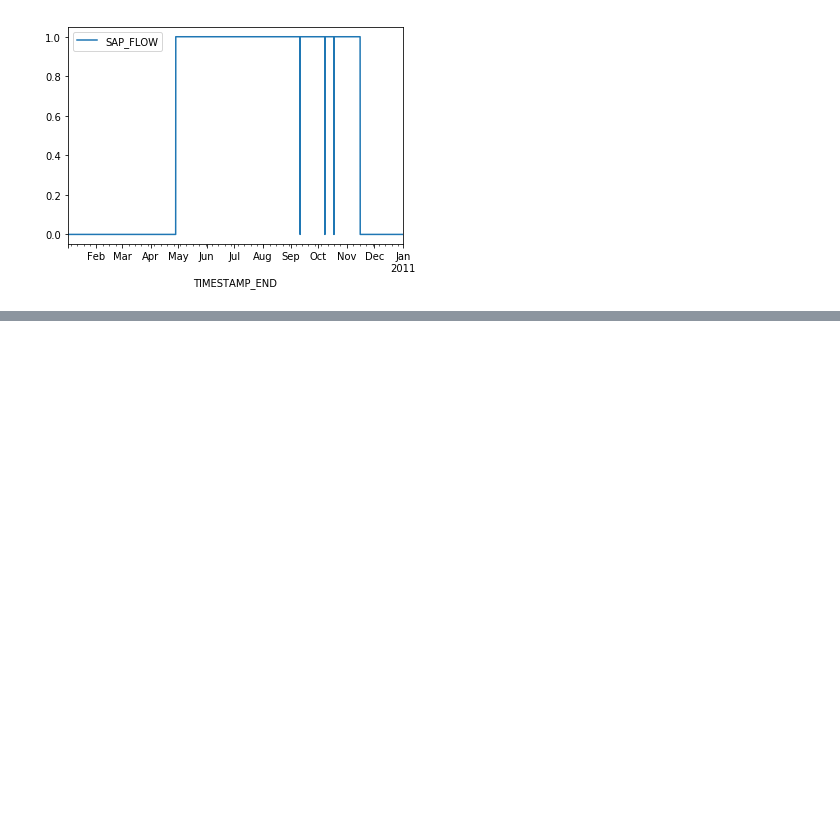
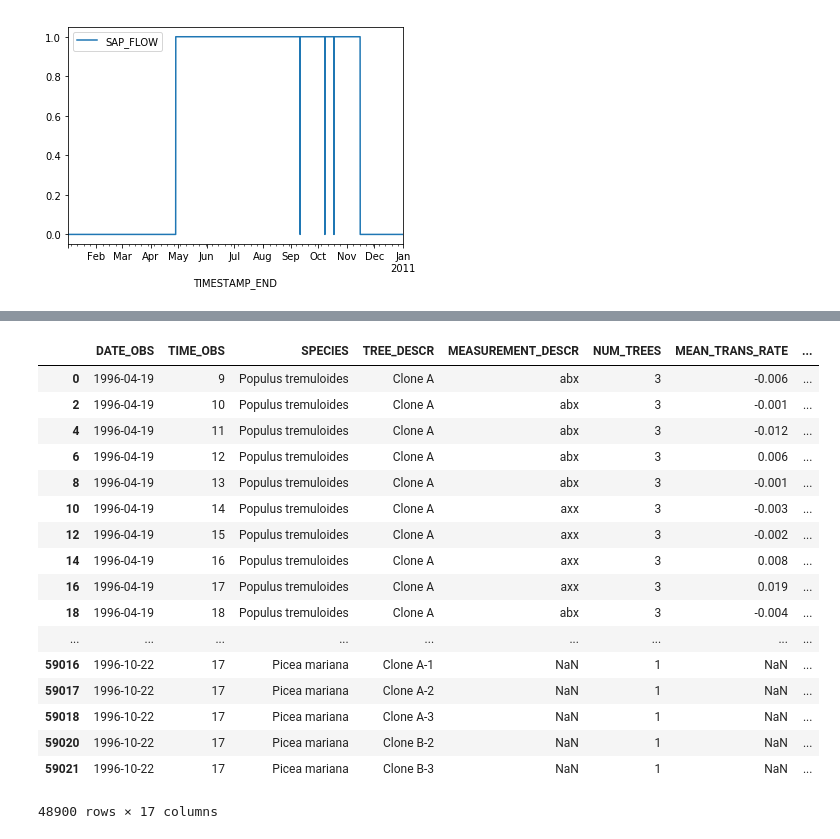
Before and after one commit to darrens34/Vegeta, a Jupyter notebook: Darren/recherches/nan/Untitled.ipynb, the cells around one changed output, grey strips where cells are left out. Drawn from its saved outputs; the diff is of its cells as text; code cells hidden in the pictures; blank space fills up the shorter version.

Commit message:
Added Boreas data without NAN

```diff
--- a/Darren/recherches/nan/Untitled.ipynb
+++ b/Darren/recherches/nan/Untitled.ipynb
@@ -128,0 +138,20 @@ df = df[df.month == 9].append(df[df.month == 10])
+# %%
+def get_SAP(x):
+    trees, rate, mean = x
+    if trees > 1:
+        return mean
+    else:
+        return rate
+
+df = pd.read_csv('../../../data/data_brut/Boreas_1996.csv', sep='\t', dtype={'MEASUREMENT_DESCR' : str, 'TIME_OBS' : str}, parse_dates=[2])
+df.TIME_OBS = df.TIME_OBS.apply(lambda x : int(x[0]) if len(x) == 3 else int(x[0:2]))
+df.drop(['SITE_NAME','SUB_SITE', 'CRTFCN_CODE', 'REVISION_DATE'], axis = 1, inplace= True)
+df.set_index('DATE_OBS')
+df['SAP_FLOW'] = df[['NUM_TREES','SAPFLOW_RATE','MEAN_SAPFLOW_RATE']].apply(lambda x : get_SAP(x), axis = 1)
+df.SAP_FLOW.replace(-999.0, np.nan, inplace= True)
+df.dropna(subset=['SAP_FLOW'], inplace = True)
+df.drop(['SAPFLOW_RATE','MEAN_SAPFLOW_RATE'], axis = 1, inplace = True)
+col = df.columns[5:13].values
+df[col] = df[col].replace(-999.0, np.nan)
+df[col] = df[col].dropna(how= 'all')
+df.set_index('DATE_OBS', inplace= True)
@@ -128,0 +160,21 @@ df = df[df.month == 9].append(df[df.month == 10])
+# %%
+df
+# %% [output]
+|  | DATE_OBS | TIME_OBS | SPECIES | TREE_DESCR | MEASUREMENT_DESCR | NUM_TREES | MEAN_TRANS_RATE | ... |
+| 0 | 1996-04-19 | 9 | Populus tremuloides | Clone A | abx | 3 | -0.006 | ... |
+| 2 | 1996-04-19 | 10 | Populus tremuloides | Clone A | abx | 3 | -0.001 | ... |
+| 4 | 1996-04-19 | 11 | Populus tremuloides | Clone A | abx | 3 | -0.012 | ... |
+| 6 | 1996-04-19 | 12 | Populus tremuloides | Clone A | abx | 3 | 0.006 | ... |
+| 8 | 1996-04-19 | 13 | Populus tremuloides | Clone A | abx | 3 | -0.001 | ... |
+| 10 | 1996-04-19 | 14 | Populus tremuloides | Clone A | axx | 3 | -0.003 | ... |
+| 12 | 1996-04-19 | 15 | Populus tremuloides | Clone A | axx | 3 | -0.002 | ... |
+| 14 | 1996-04-19 | 16 | Populus tremuloides | Clone A | axx | 3 | 0.008 | ... |
+| 16 | 1996-04-19 | 17 | Populus tremuloides | Clone A | axx | 3 | 0.019 | ... |
+| 18 | 1996-04-19 | 18 | Populus tremuloides | Clone A | abx | 3 | -0.004 | ... |
+| ... | ... | ... | ... | ... | ... | ... | ... | ... |
+| 59016 | 1996-10-22 | 17 | Picea mariana | Clone A-1 | NaN | 1 | NaN | ... |
+| 59017 | 1996-10-22 | 17 | Picea mariana | Clone A-2 | NaN | 1 | NaN | ... |
+| 59018 | 1996-10-22 | 17 | Picea mariana | Clone A-3 | NaN | 1 | NaN | ... |
+| 59020 | 1996-10-22 | 17 | Picea mariana | Clone B-2 | NaN | 1 | NaN | ... |
+| 59021 | 1996-10-22 | 17 | Picea mariana | Clone B-3 | NaN | 1 | NaN | ... |
+48900 rows × 17 columns
```
Also changed, not shown: parts of 3 cells of this notebook, 1 other file.
